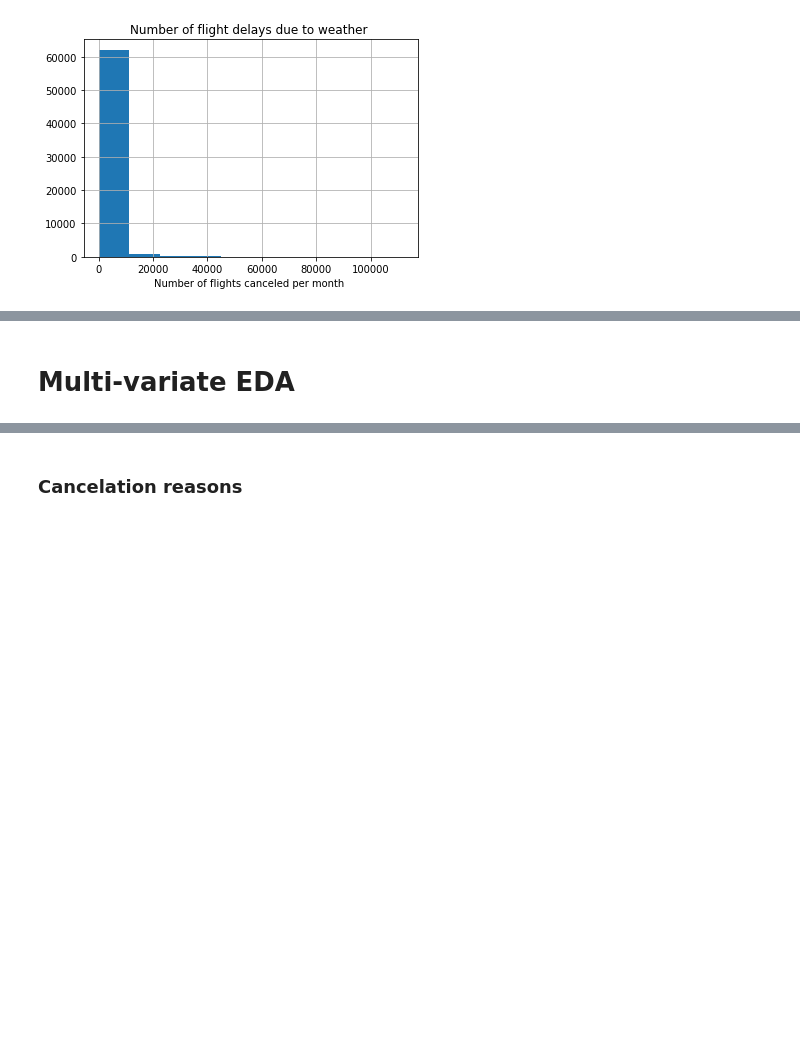
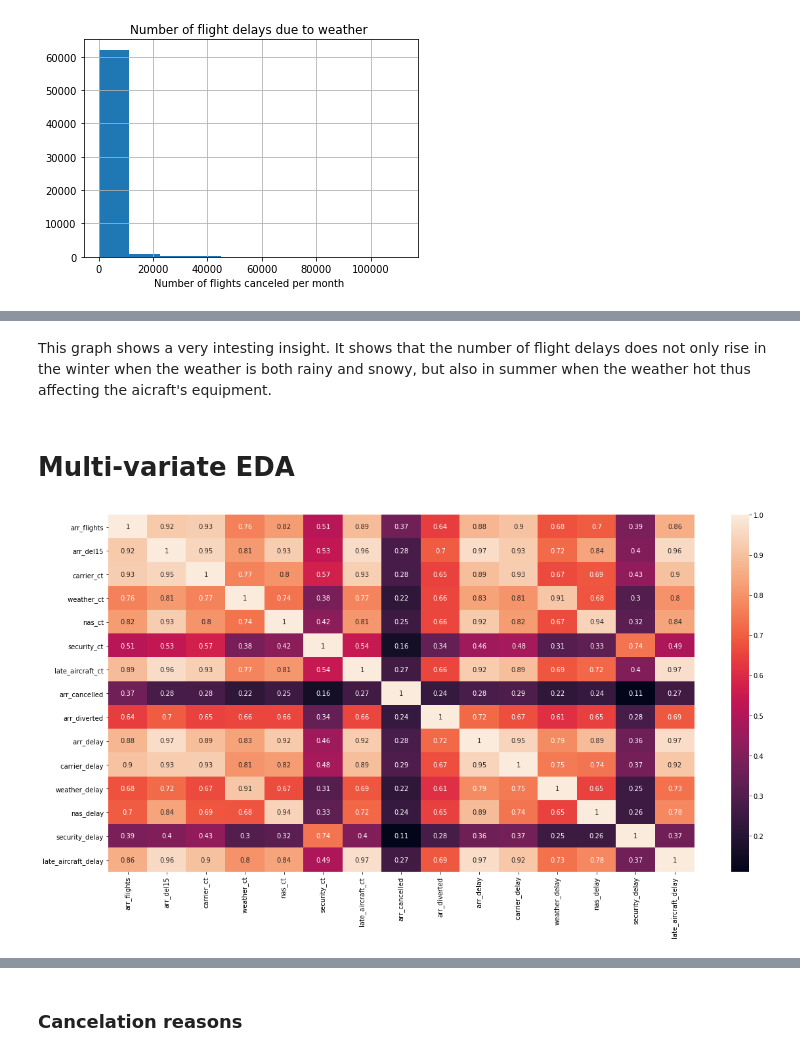
Before and after one commit to abdullahtarek/flight_delays_eda, a Jupyter notebook: EDA.ipynb, the cells around one changed output, grey strips where cells are left out. Saved outputs shown, nothing was run; the diff lists cells and outputs as text; code cells hidden in the pictures; blank space fills up the shorter version.

```diff
--- a/EDA.ipynb
+++ b/EDA.ipynb
@@ -346,2 +404,11 @@ plt.show()
+# %% [markdown]
+This graph shows a very intesting insight. It shows that the number of flight delays does not only rise in the winter when the weather is both rainy and snowy, but also in summer when the weather hot thus affecting the aicraft's equipment.
 # %% [markdown]
 # Multi-variate EDA
+# %%
+df_corr = df.drop(['year',' month','carrier','carrier_name','airport','airport_name','city'],axis=1).corr()
+plt.figure(figsize=(20,10))
+sn.heatmap(df_corr, annot=True)
+plt.show()
+# %% [output]
+[figure, added]
```
Also changed, not shown: parts of 27 cells of this notebook.
